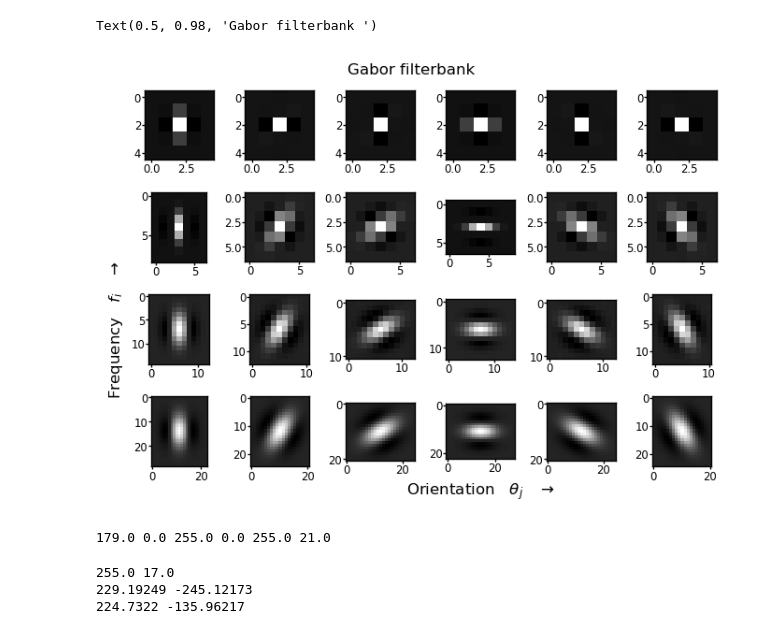
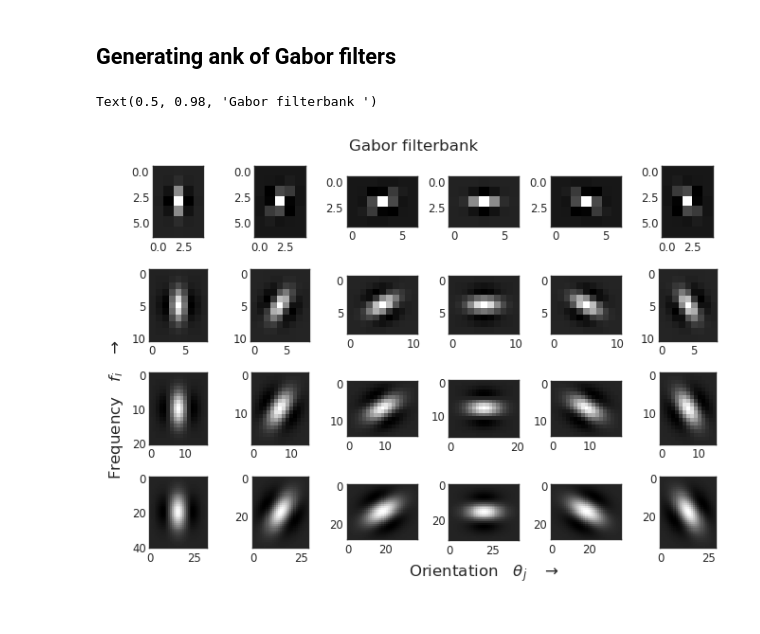
Before and after one commit to CVMethods/gabor_color_image_segmentation, a Jupyter notebook: jupyter-notebooks/image_gabor_responses.ipynb, the cells around one changed output. Saved outputs shown, nothing was run; the diff lists cells and outputs as text; code cells hidden in the pictures.

```diff
--- a/jupyter-notebooks/image_gabor_responses.ipynb
+++ b/jupyter-notebooks/image_gabor_responses.ipynb
@@ -26,0 +40,8 @@ print(list_imgs[indx])
+# %%
+# Image color decomposition: 2 channel complex color space
+
+color_space = 'HSV'  # HS, LAB
+
+img_2ch = img2complex_colorspace(img, color_space)
+
+lum, chrom_r, chrom_i = img_2ch
@@ -26,0 +66,14 @@ print(list_imgs[indx])
+# %%
+# lum = linear_normalization(lum, 255., 0.)
+# chrom_r = linear_normalization(chrom_r, 255., 0.)#linear_normalization2(chrom_r)
+# chrom_i = linear_normalization(chrom_i, 255., 0.)#linear_normalization2(chrom_i)
+
+# Visulization of image in complex channel
+fig, axes = plt.subplots(1, 3, dpi=180)
+for ii in range(channels):
+    im = axes[ii].imshow(img_2ch[ii], cmap='gray')
+    axes[ii].axis('off')
+    axes[ii].tick_params(axis='both', which='both', labelsize=1, pad=0.1, length=2)
+    fig.colorbar(im, ax=axes[ii], fraction=0.0355, pad=0.02)
+fig.subplots_adjust(top=0.92, bottom=0.08, left=0.05, right=0.94, hspace=0.3, wspace=0.3)
+# plt.savefig('lum_chrom_whitnorm.png')
@@ -26,0 +98,15 @@ print(list_imgs[indx])
+# %%
+img_2ch_norm = normalize_img(img_2ch, rows, cols)
+
+# Visulization of image in complex channel
+fig, axes = plt.subplots(1, 3, dpi=180)
+for ii in range(channels):
+    im = axes[ii].imshow(img_2ch_norm[ii], cmap='gray')
+    axes[ii].axis('off')
+    axes[ii].tick_params(axis='both', which='both', labelsize=1, pad=0.1, length=2)
+    fig.colorbar(im, ax=axes[ii], fraction=0.0355, pad=0.02)
+fig.subplots_adjust(top=0.92, bottom=0.08, left=0.05, right=0.94, hspace=0.3, wspace=0.3)
+
+# plt.savefig('lum_chrom__heis_whitnorm.png')
+
+print(np.sum(img_2ch_norm**2) / (rows*cols))
@@ -27,46 +120,33 @@ print(list_imgs[indx])
+# %% [markdown]
+## Generating ank of Gabor filters
 # %%
 # Generating Gabor filterbank
 
-min_period = 2.
+min_period = 3.
 max_period = 25.
 fb = 1
 ab = 30
 c1 = 0.9
 c2 = 0.9
 stds = 3.0
 
 gabor_filters, frequencies, angles = makeGabor_filterbank(min_period, max_period, fb, ab, c1, c2, stds)
 n_freq = len(frequencies)
 n_angles = len(angles)
 
 # Visualization of filters
 fig, axes = plt.subplots(n_freq, n_angles, dpi=120)
 ff = 0
 for ii, f_i in enumerate(frequencies):
     for jj, a_i in enumerate(angles):
         axes[ii, jj].imshow(gabor_filters[ff][0].real, cmap='gray') #, vmin=0., vmax=val_max
         axes[ii, jj].tick_params(axis='both', which='both', labelsize=7, pad=0.1, length=2)#, bottom=False, left=False, labelbottom=False, labelleft=False
+
         ff += 1
 axes[n_freq-1, np.int(np.ceil(n_angles/2))].set_xlabel('Orientation   $\\theta_j $   $\\rightarrow$', fontsize=10)
 axes[np.int(np.ceil(n_freq/2)), 0].set_ylabel('Frequency   $f_i$   $\\rightarrow$', fontsize=10)
 fig.subplots_adjust(top=0.92, bottom=0.08, left=0.10, right=0.95, hspace=0.45, wspace=0.45)
 fig.suptitle('Gabor filterbank ', fontsize=10)
 # %% [output]
 Text(0.5, 0.98, 'Gabor filterbank ')
-[figure, old version]
+[figure, new version]
-# %%
-# Image color decomposition: 2 channel complex color space
-
-color_space = 'HS'  # HS, LAB
-
-lum, chrom_r, chrom_i = img2complex_colorspace(img, color_space)
-# %% [output]
-179.0 0.0 255.0 0.0 255.0 21.0
-# %%
-print(lum.max(), lum.min())
-print(chrom_r.max(), chrom_r.min())
-print(chrom_i.max(), chrom_i.min())
-# %% [output]
-255.0 17.0
-229.19249 -245.12173
-224.7322 -135.96217
```
Also changed, not shown: parts of 38 cells of this notebook, 1 other file.
